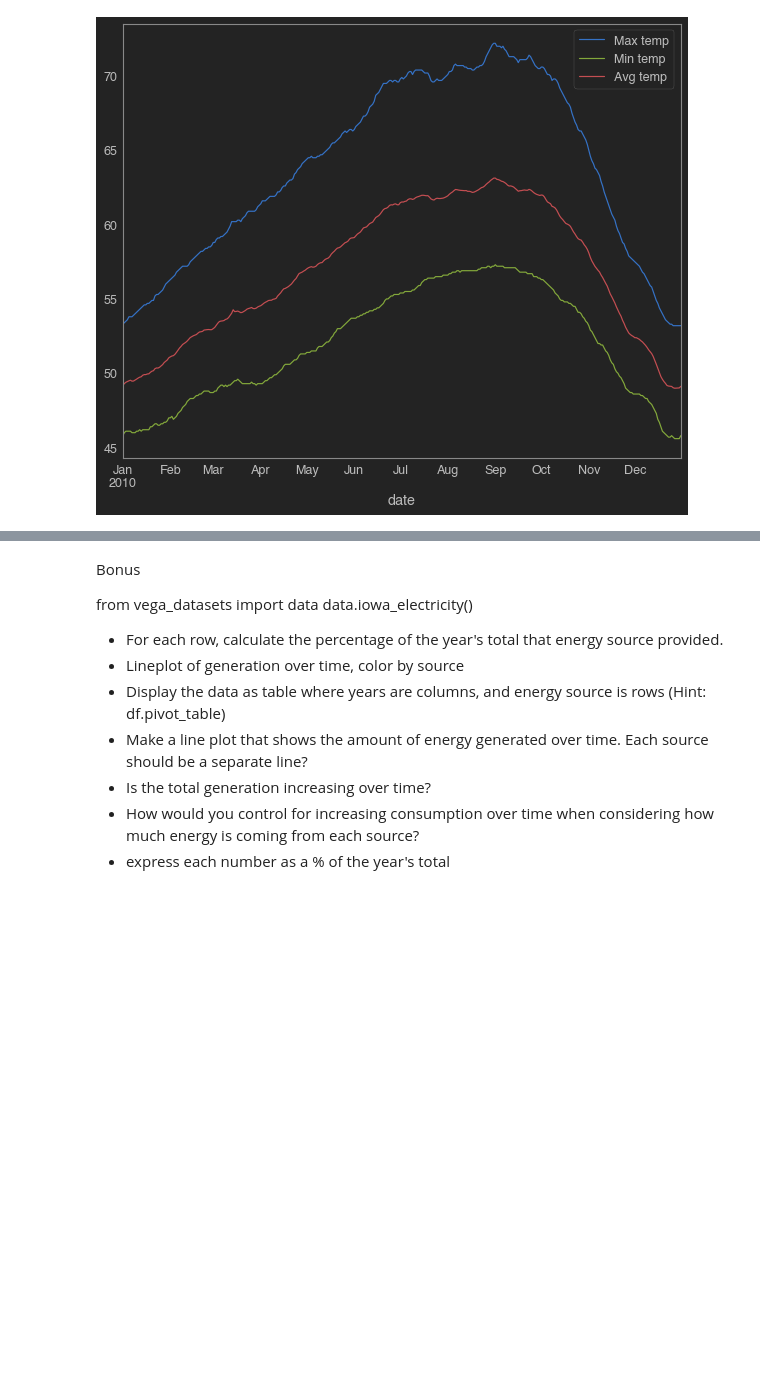
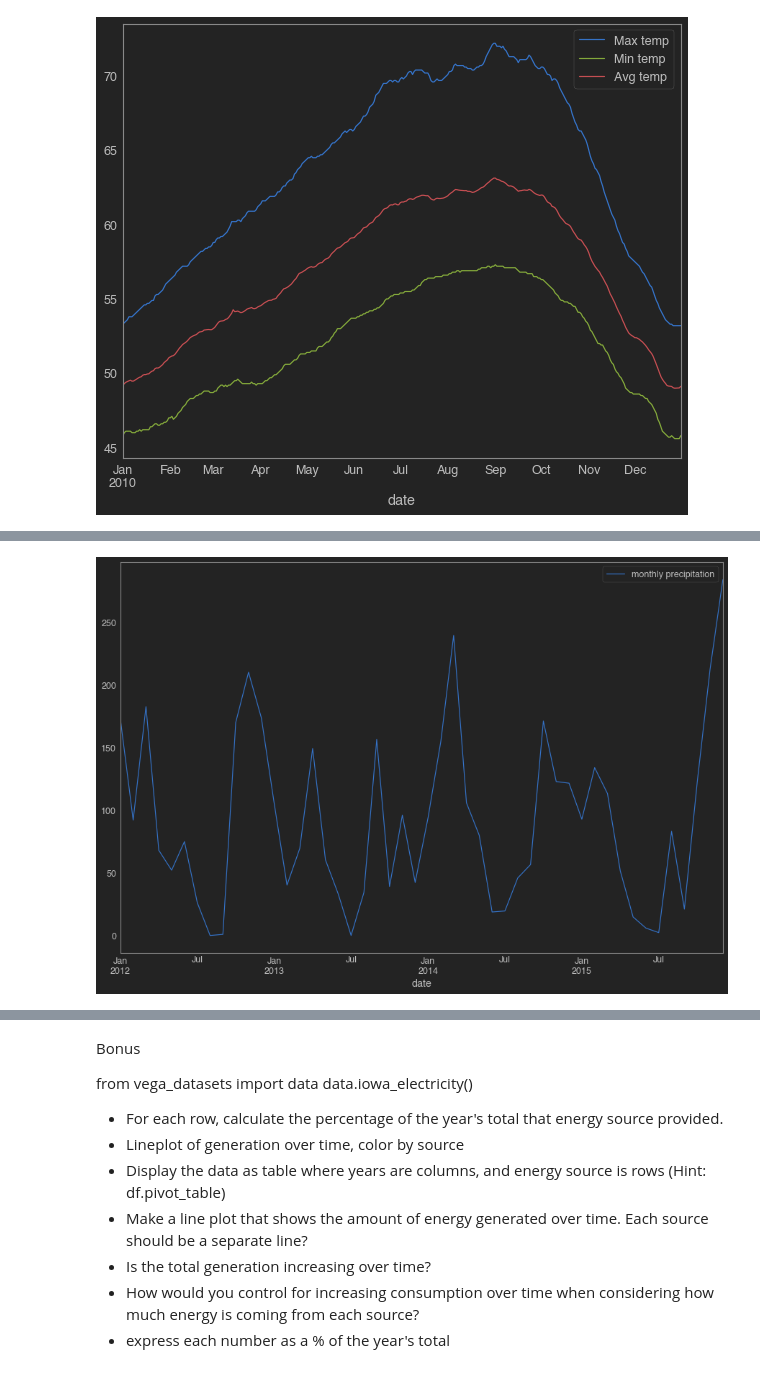
Before and after one commit to Ken-Alviola/time-series-exercises, a Jupyter notebook: datetime_exercises.ipynb, the cells around one changed output, grey strips where cells are left out. Saved outputs shown, nothing was run; the diff lists cells and outputs as text; code cells hidden in the pictures; blank space fills up the shorter version.

```diff
--- a/datetime_exercises.ipynb
+++ b/datetime_exercises.ipynb
@@ -247,0 +292,6 @@ data.flights_20k()
+# %%
+plt.figure(figsize=(15,10))
+seattle_monthly_sum.precipitation.plot(label = 'monthly precipitation')
+plt.legend();
+# %% [output]
+[figure, added]
```
Also changed, not shown: parts of 44 cells of this notebook.
